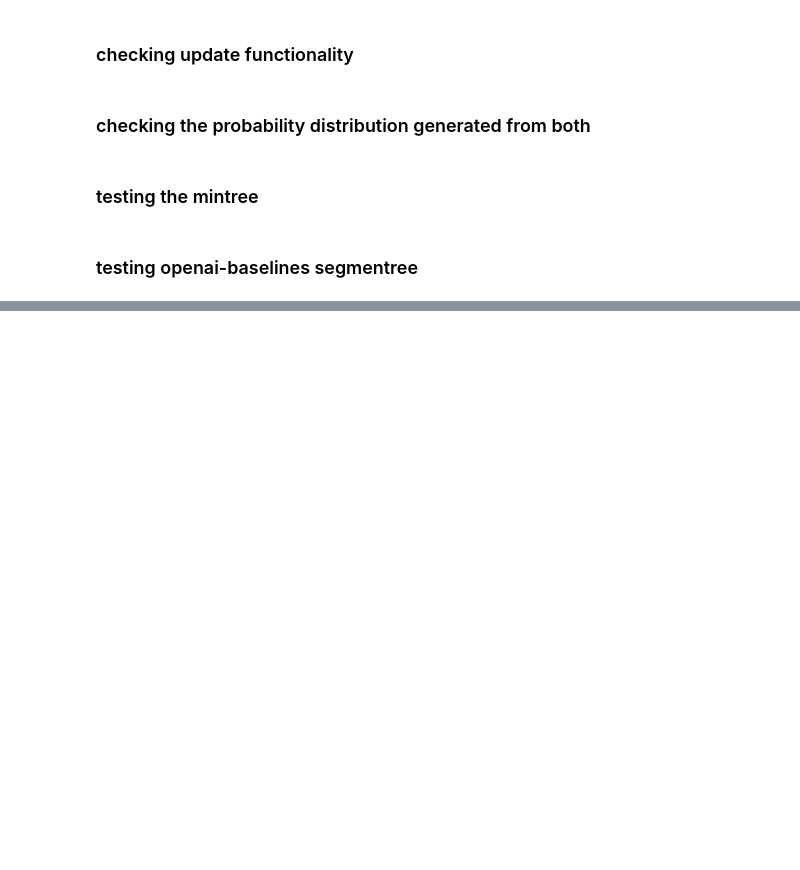
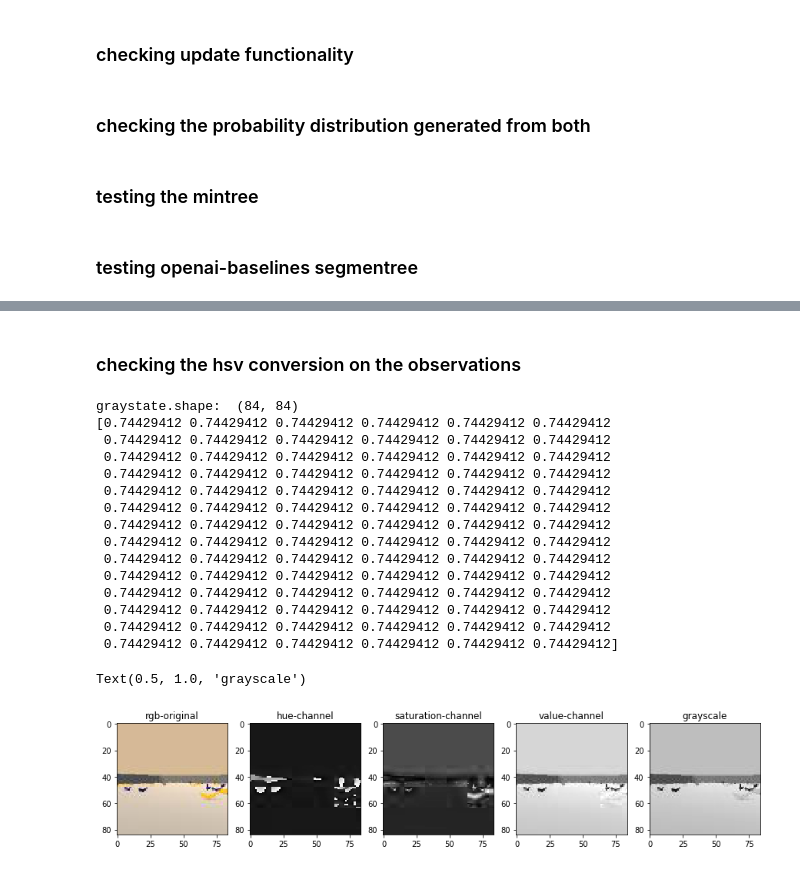
Before and after one commit to wpumacay/DeeprlND-projects, a Jupyter notebook: project1-navigation/tests.ipynb, the cells around one changed output, grey strips where cells are left out. Drawn from its saved outputs; the diff is of its cells as text; code cells hidden in the pictures; blank space fills up the shorter version.

Commit message:
[UPDATE]: some tests with hsv and the visual-banana env

```diff
--- a/project1-navigation/tests.ipynb
+++ b/project1-navigation/tests.ipynb
@@ -178,7 +168,7 @@ from navigation.dqn.utils import segmentree
 smtree1 = sumtree.SumTree(8)
 smtree2 = segmentree.SumTree(8)
 
-_nodevals = { 'a' : 3, 'b' : 10, 'c' : 12, 'd' : 4, 'e' : 1, 'f' : 2, 'g' : 8, 'h' : 2 }
+_nodevals = { 'a' : 3, 'b' : 10, 'c' : 12, 'd' : 4, 'e' : 1, 'f' : 2, 'g' : 8 }
 
 for key in _nodevals.keys() :
     smtree1.add( key, _nodevals[key] )
@@ -277,0 +364,6 @@ print( 'indx3: ', _indx3 )
+# %%
+# visual-banana executable path
+EXEC_VISUAL_BANANA_PATH = os.path.join( os.getcwd(), 'executables/VisualBanana_Linux/Banana.x86_64' )
+# %%
+# initialize the environment and analyze it a bit
+_env = mlagents.createDiscreteActionsEnv( EXEC_VISUAL_BANANA_PATH )
@@ -277,0 +409,60 @@ print( 'indx3: ', _indx3 )
+# %%
+# run the environment for an episode
+for _ in tqdm( range(100) ) :
+
+    _action = np.random.randint( _env.numActions )
+    _snext, _reward, _done, _ = _env.step( 0 )
+
+    if _done :
+        break
+# %% [markdown]
+### checking the hsv conversion on the observations
+# %%
+_state = _env.reset( training = False )
+_hsvState = rgb_to_hsv( np.transpose( _state, (1,2,0) ) )
+
+def rgb2gray(rgb):
+    return 0.299 * rgb[0,...] + 0.587 * rgb[1,...] + 0.114 * rgb[2,...]
+
+_grayState = rgb2gray(_state)
+print( 'graystate.shape: ', _grayState.shape )
+print( _grayState[2] )
+
+plt.figure( figsize=(15,15) )
+plt.subplot(151)
+plt.imshow( np.transpose( _state, (1,2,0) ) )
+plt.title( 'rgb-original' )
+
+plt.subplot(152)
+plt.imshow( _hsvState[...,0], cmap = 'gray', vmin = 0., vmax = 1. )
+plt.title( 'hue-channel' )
+
+plt.subplot(153)
+plt.imshow( _hsvState[...,1], cmap = 'gray', vmin = 0., vmax = 1. )
+plt.title( 'saturation-channel' )
+
+plt.subplot(154)
+plt.imshow( _hsvState[...,2], cmap = 'gray', vmin = 0., vmax = 1. )
+plt.title( 'value-channel' )
+
+plt.subplot(155)
+plt.imshow( _grayState, cmap = 'gray', vmin = 0., vmax = 1. )
+plt.title( 'grayscale' )
+# %% [output]
+graystate.shape:  (84, 84)
+[0.74429412 0.74429412 0.74429412 0.74429412 0.74429412 0.74429412
+ 0.74429412 0.74429412 0.74429412 0.74429412 0.74429412 0.74429412
+ 0.74429412 0.74429412 0.74429412 0.74429412 0.74429412 0.74429412
+ 0.74429412 0.74429412 0.74429412 0.74429412 0.74429412 0.74429412
+ 0.74429412 0.74429412 0.74429412 0.74429412 0.74429412 0.74429412
+ 0.74429412 0.74429412 0.74429412 0.74429412 0.74429412 0.74429412
+ 0.74429412 0.74429412 0.74429412 0.74429412 0.74429412 0.74429412
+ 0.74429412 0.74429412 0.74429412 0.74429412 0.74429412 0.74429412
+ 0.74429412 0.74429412 0.74429412 0.74429412 0.74429412 0.74429412
+ 0.74429412 0.74429412 0.74429412 0.74429412 0.74429412 0.74429412
+ 0.74429412 0.74429412 0.74429412 0.74429412 0.74429412 0.74429412
+ 0.74429412 0.74429412 0.74429412 0.74429412 0.74429412 0.74429412
+ 0.74429412 0.74429412 0.74429412 0.74429412 0.74429412 0.74429412
+ 0.74429412 0.74429412 0.74429412 0.74429412 0.74429412 0.74429412]
+Text(0.5, 1.0, 'grayscale')
+[figure, added]
```
Also changed, not shown: parts of 19 cells of this notebook.
